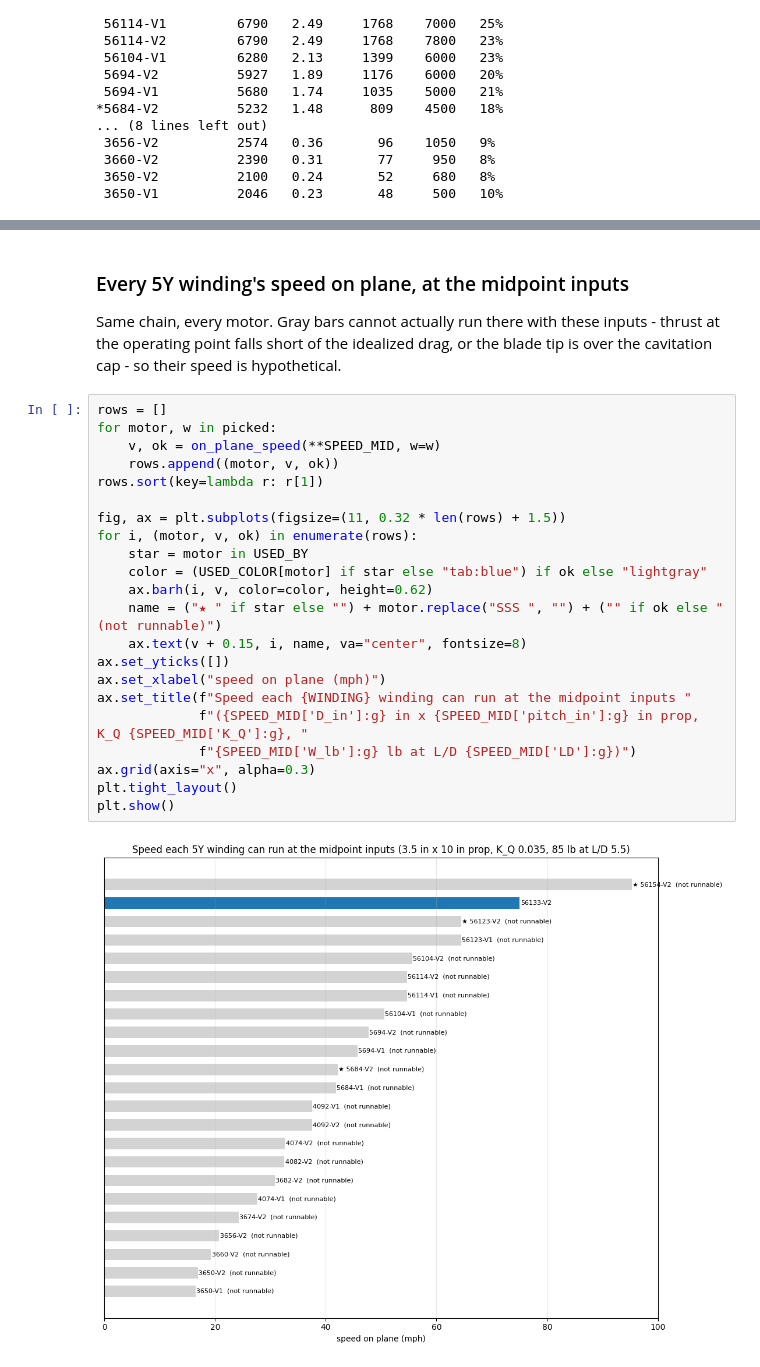
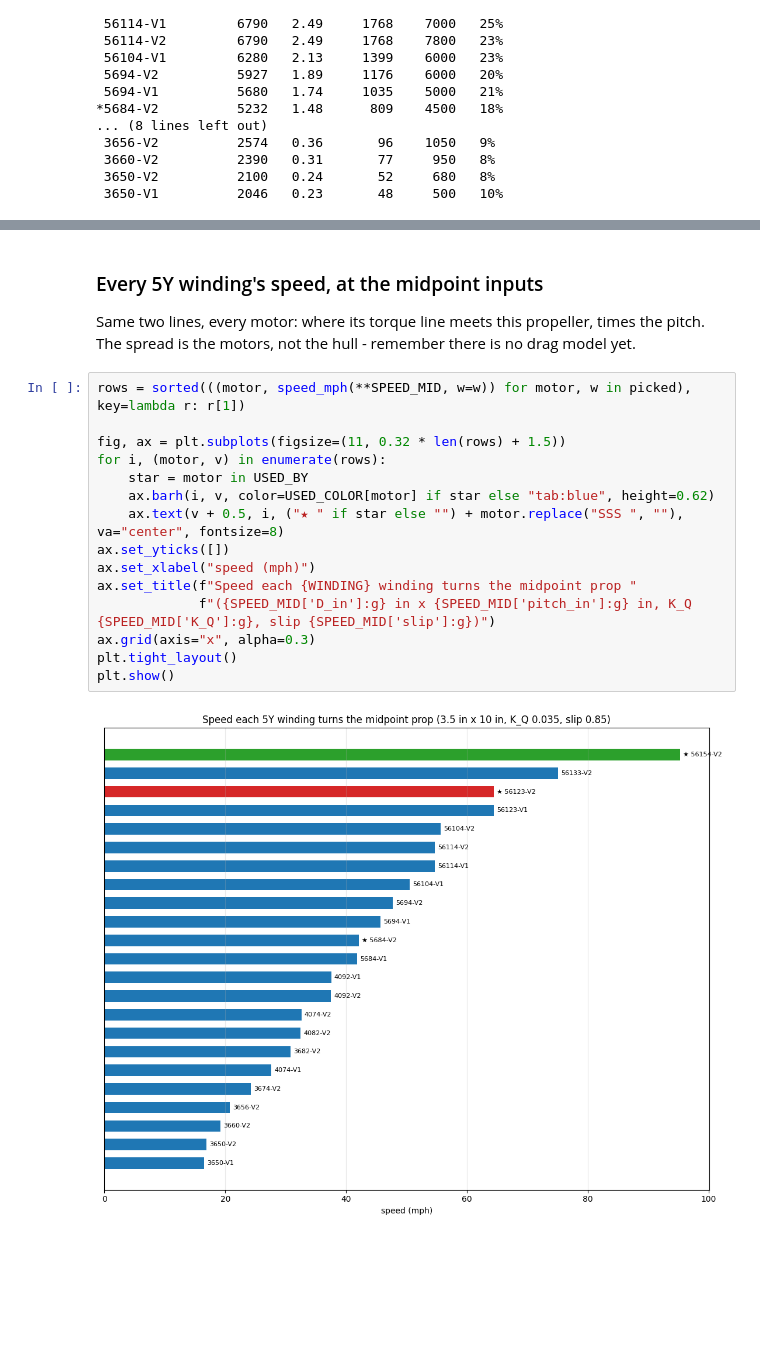
Before and after one commit to MarMar888/hav, a Jupyter notebook: optimization/willmarley.ipynb, the cells around one changed output, grey strips where cells are left out. Saved outputs shown, nothing was run; the diff lists cells and outputs as text; blank space fills up the shorter version.

```diff
--- a/optimization/willmarley.ipynb
+++ b/optimization/willmarley.ipynb
@@ -457,30 +414,22 @@ for name, (lo, hi) in SPEED_BOUNDS.items():
 # %% [markdown]
-### Every 5Y winding's speed on plane, at the midpoint inputs
+### Every 5Y winding's speed, at the midpoint inputs
 
-Same chain, every motor. Gray bars cannot actually run there with these inputs - thrust at the operating
-point falls short of the idealized drag, or the blade tip is over the cavitation cap - so their speed is
-hypothetical.
+Same two lines, every motor: where its torque line meets this propeller, times the pitch. The spread is the
+motors, not the hull - remember there is no drag model yet.
 # %%
-rows = []
-for motor, w in picked:
-    v, ok = on_plane_speed(**SPEED_MID, w=w)
-    rows.append((motor, v, ok))
-rows.sort(key=lambda r: r[1])
+rows = sorted(((motor, speed_mph(**SPEED_MID, w=w)) for motor, w in picked), key=lambda r: r[1])
 
 fig, ax = plt.subplots(figsize=(11, 0.32 * len(rows) + 1.5))
-for i, (motor, v, ok) in enumerate(rows):
+for i, (motor, v) in enumerate(rows):
     star = motor in USED_BY
-    color = (USED_COLOR[motor] if star else "tab:blue") if ok else "lightgray"
-    ax.barh(i, v, color=color, height=0.62)
-    name = ("★ " if star else "") + motor.replace("SSS ", "") + ("" if ok else "  (not runnable)")
-    ax.text(v + 0.15, i, name, va="center", fontsize=8)
+    ax.barh(i, v, color=USED_COLOR[motor] if star else "tab:blue", height=0.62)
+    ax.text(v + 0.5, i, ("★ " if star else "") + motor.replace("SSS ", ""), va="center", fontsize=8)
 ax.set_yticks([])
-ax.set_xlabel("speed on plane (mph)")
-ax.set_title(f"Speed each {WINDING} winding can run at the midpoint inputs "
-             f"({SPEED_MID['D_in']:g} in x {SPEED_MID['pitch_in']:g} in prop, K_Q {SPEED_MID['K_Q']:g}, "
-             f"{SPEED_MID['W_lb']:g} lb at L/D {SPEED_MID['LD']:g})")
+ax.set_xlabel("speed (mph)")
+ax.set_title(f"Speed each {WINDING} winding turns the midpoint prop "
+             f"({SPEED_MID['D_in']:g} in x {SPEED_MID['pitch_in']:g} in, K_Q {SPEED_MID['K_Q']:g}, slip {SPEED_MID['slip']:g})")
 ax.grid(axis="x", alpha=0.3)
 plt.tight_layout()
 plt.show()
 # %% [output]
-[figure, old version]
+[figure, new version]
```
Also changed, not shown: parts of 3 cells of this notebook, 3 other files.
